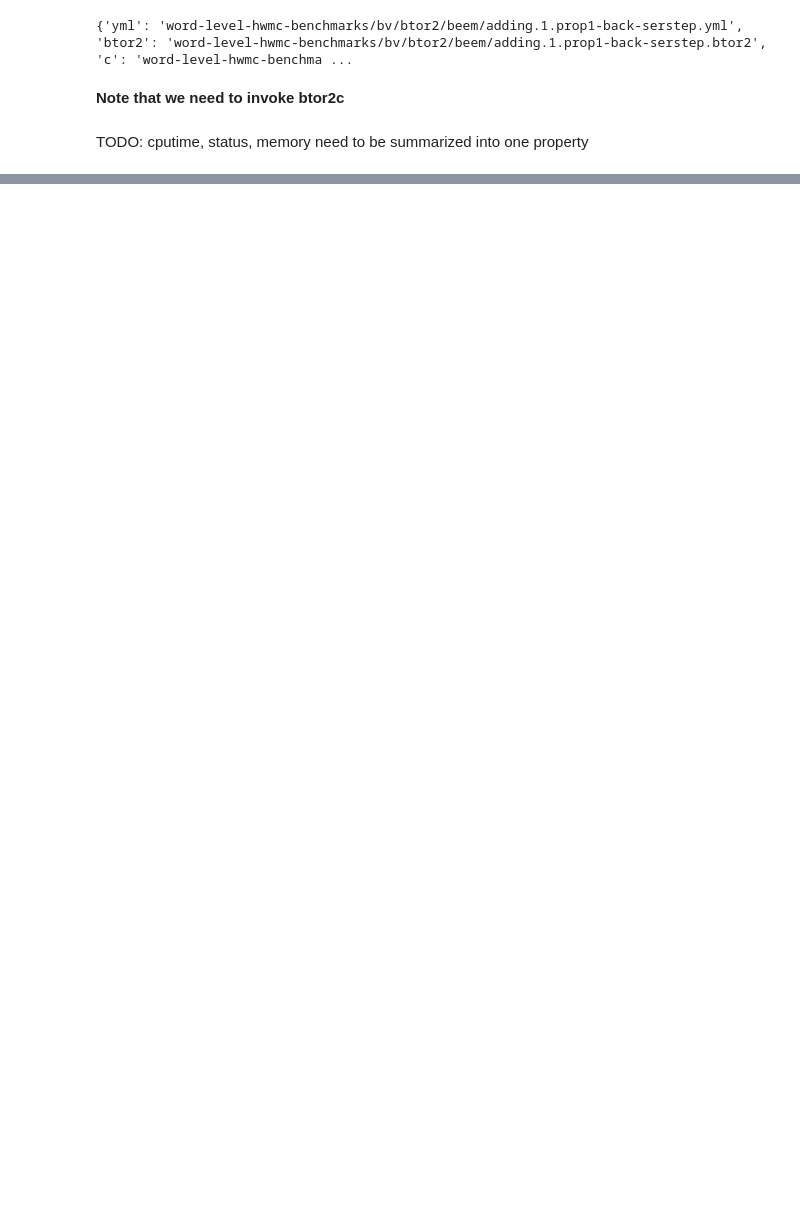
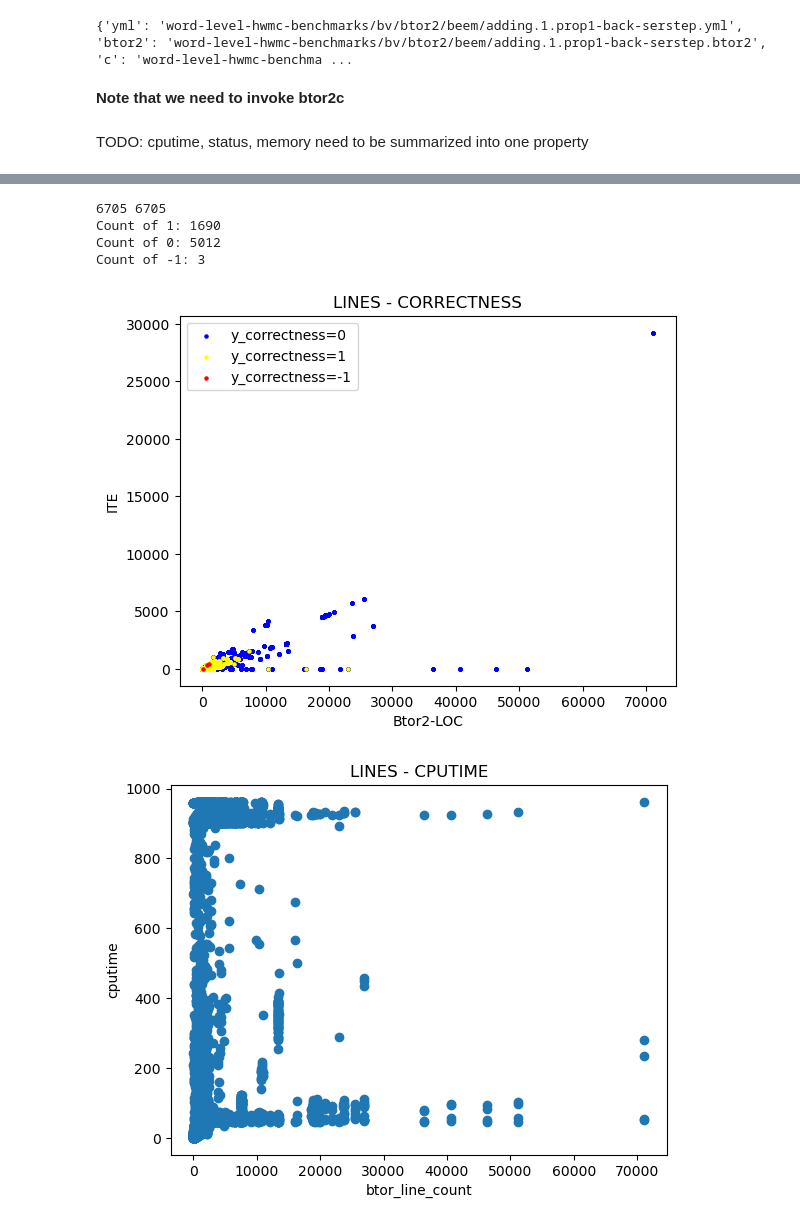
Before and after one commit to Hughshine/btor2-algo-select, a Jupyter notebook: main.ipynb, the cells around one changed output, grey strips where cells are left out. Saved outputs shown, nothing was run; the diff lists cells and outputs as text; code cells hidden in the pictures; blank space fills up the shorter version.

Commit message:
preliminary test

```diff
--- a/main.ipynb
+++ b/main.ipynb
@@ -12,7 +12,7 @@ Suppose submodule is pulled, we now
 # %%
 import urllib
 # user should set their own proxy...
-proxies = {'https': 'http://172.31.80.1:7890', 'http': 'http://172.31.80.1:7890', 'all': 'sock5://172.31.80.1:7891'}
+proxies = {'https': 'http://172.17.128.1:7890', 'http': 'http://172.17.128.1:7890', 'all': 'sock5://172.17.128.1:7891'}
 # %% [markdown]
 **Download and decompress the labels.**
 # %%
@@ -152,8 +178,8 @@ for run in runs:
             print(test['btor2'])
         if not os.path.exists(test['yml']):
             print(test['yml'])
-        # if not os.path.exists(test['c']):
-        #     print(test['c'])
+        if not os.path.exists(test['c']):
+            print(test['c'])
         if not os.path.exists(test['propertyFile']):
             print(test['propertyFile'])
 # %% [markdown]
@@ -170,0 +299,13 @@ with open('runs.pickle', 'wb') as file:
+# %%
+from sklearn import svm
+from sklearn.datasets import make_classification
+from sklearn.model_selection import train_test_split
+from sklearn.metrics import accuracy_score
+from sklearn import svm
+from sklearn.model_selection import train_test_split
+from sklearn.metrics import accuracy_score
+
+# Generate a synthetic dataset
+X, y_cputime, y_memory, y_correctness = build_features(runs)
+
+print(X[:10], y_correctness)
@@ -170,0 +323,56 @@ with open('runs.pickle', 'wb') as file:
+# %%
+import numpy as np
+import seaborn as sns
+import numpy as np
+import seaborn as sns
+import matplotlib.pyplot as plt
+print(len(X), len(y_correctness))
+
+counts = Counter(y_correctness)
+count_1 = counts[1]
+count_0 = counts[0]
+count_minus_1 = counts[-1]
+
+print("Count of 1:", count_1)
+print("Count of 0:", count_0)
+print("Count of -1:", count_minus_1)
+
+# plt.scatter(X[:, 0], X[:, 1], c=y_correctness)
+# plt.scatter(X[:, 0], X[:, 1], c=y_correctness, cmap='viridis')
+plt.scatter(X[y_correctness == 0, 0], X[y_correctness == 0, 2], c='blue', label='y_correctness=0', alpha=1, s=5)
+plt.scatter(X[y_correctness == 1, 0], X[y_correctness == 1, 2], c='yellow', label='y_correctness=1', alpha=1, s=5)
+plt.scatter(X[y_correctness == -1, 0], X[y_correctness == -1, 2], c='red', label='y_correctness=-1', alpha=1, s=5)
+plt.xlabel('Btor2-LOC')
+plt.ylabel('ITE')
+plt.title('LINES - CORRECTNESS')
+plt.legend()
+plt.show()
+
+plt.scatter(X[:, 0], y_cputime)
+plt.xlabel('btor_line_count')
+plt.ylabel('cputime')
+plt.title('LINES - CPUTIME')
+plt.show()
+
+plt.scatter(X[:, 0], y_memory)
+plt.xlabel('btor_line_count')
+plt.ylabel('memory')
+plt.title('LINES - MEMORY')
+plt.show()
+
+# import matplotlib.pyplot as plt
+
+# # Calculate the correlation matrix
+# corr_matrix = np.corrcoef(X.T, y_correctness)
+
+# # Plot the correlation matrix as a heatmap
+# sns.heatmap(corr_matrix, annot=True, cmap='coolwarm')
+# plt.title('Correlation Matrix')
+# plt.show()
+# %% [output]
+6705 6705
+Count of 1: 1690
+Count of 0: 5012
+Count of -1: 3
+[figure, added]
+[figure, added]
```
Also changed, not shown: parts of 12 cells of this notebook, 4 other files.
